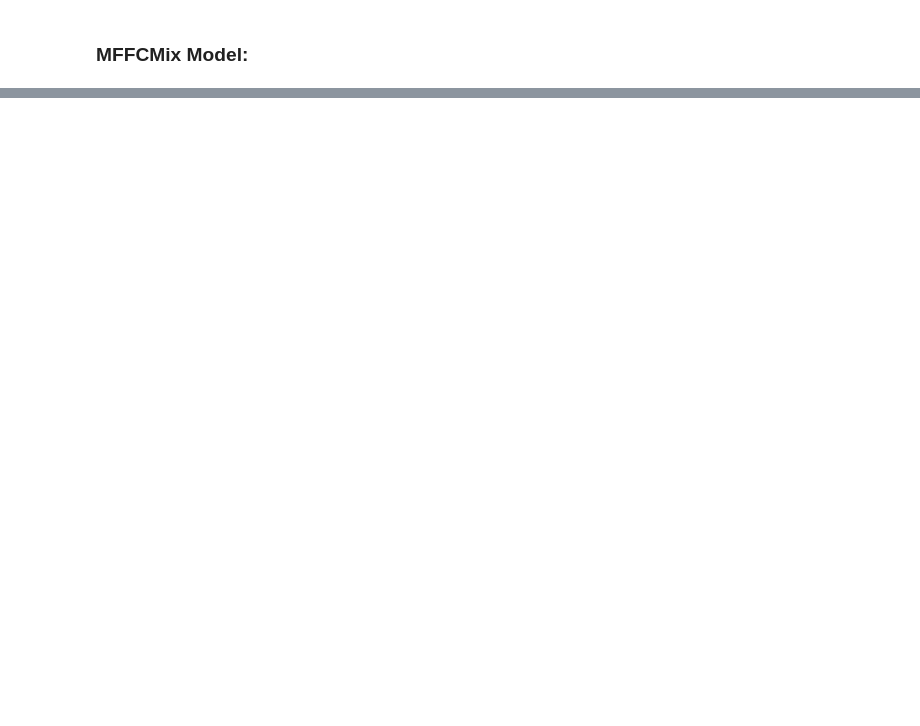
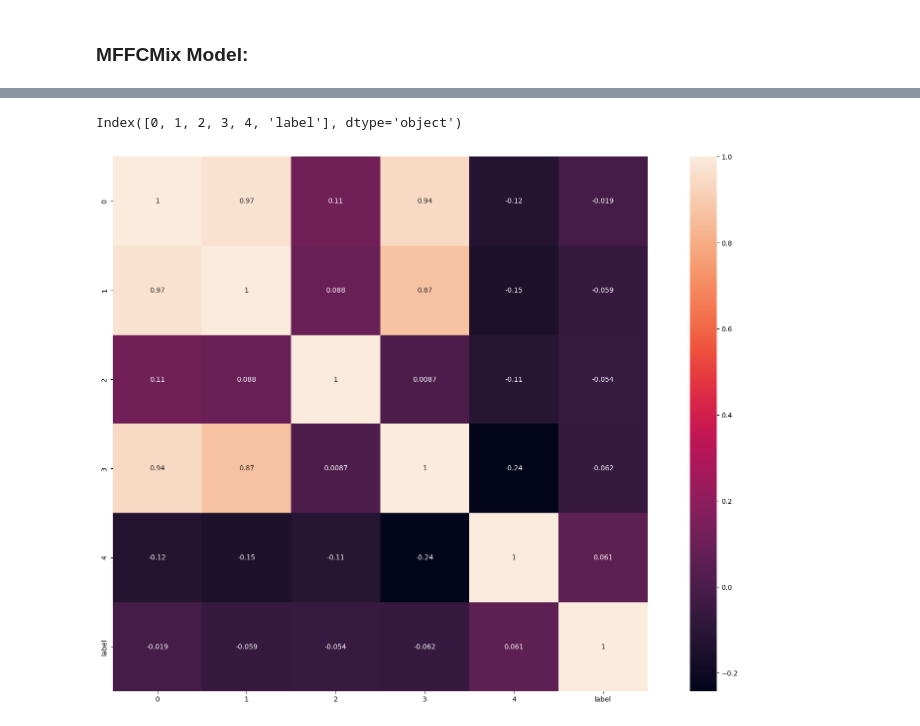
Before and after one commit to jgersonneto/mtsa, a Jupyter notebook: examples/MTSA.ipynb, the cells around one changed output, grey strips where cells are left out. Drawn from its saved outputs; the diff is of its cells as text; code cells hidden in the pictures; blank space fills up the shorter version.

```diff
--- a/examples/MTSA.ipynb
+++ b/examples/MTSA.ipynb
@@ -125,0 +723,3 @@ ImportError: cannot import name 'IsolationForestMix' from 'mtsa' (/usr/local/lib
+# %%
+path_input_fan_id_06_normal = os.path.join(os.getcwd(),  "..", "..", "..", "MIMII", "fan", "id_06","normal")
+path_input_fan_id_06_abnormal = os.path.join(os.getcwd(),  "..", "..", "..", "MIMII", "fan", "id_06","abnormal")
@@ -125,0 +774,3 @@ ImportError: cannot import name 'IsolationForestMix' from 'mtsa' (/usr/local/lib
+# %%
+abnormal_audio, abnormal_labels, _ = load_audio_files(path_input_fan_id_06, label=1)
+normal_audio, normal_labels, sample_rate = load_audio_files(path_input_fan_id_06, label=0)
@@ -125,0 +795,31 @@ ImportError: cannot import name 'IsolationForestMix' from 'mtsa' (/usr/local/lib
+# %%
+features = []
+labels = []
+
+# Extract features for normal audio files
+for filename in os.listdir(path_input_fan_id_06_normal):
+    audio_path = os.path.join(path_input_fan_id_06_normal, filename)
+    audio, sample_rate = librosa.load(audio_path)
+    spectral_features = extract_spectral_features(audio, sample_rate)
+    temporal_features = extract_temporal_features(audio)
+    all_features = np.concatenate([spectral_features, temporal_features])
+    features.append(all_features)
+    labels.append(1)  # 1 for normal
+
+# Extract features for anomalous audio files
+for filename in os.listdir(path_input_fan_id_06_abnormal):
+    audio_path = os.path.join(path_input_fan_id_06_abnormal, filename)
+    audio, sample_rate = librosa.load(audio_path)
+    spectral_features = extract_spectral_features(audio, sample_rate)
+    temporal_features = extract_temporal_features(audio)
+    all_features = np.concatenate([spectral_features, temporal_features])
+    features.append(all_features)
+    labels.append(0)  # 0 for anomalous
+
+# Convert lists to numpy arrays
+features = np.array(features)
+labels = np.array(labels)
+
+# Create a DataFrame to store features and labels
+df = pd.DataFrame(features)
+df['label'] = labels
@@ -125,0 +842,11 @@ ImportError: cannot import name 'IsolationForestMix' from 'mtsa' (/usr/local/lib
+# %%
+corrmat = df.corr()
+print(corrmat.index)
+
+# Visualizar o resultado
+plt.figure(figsize=(22,14))
+sns.heatmap(corrmat, square=True, annot=True, cbar=True)
+plt.show()
+# %% [output]
+Index([0, 1, 2, 3, 4, 'label'], dtype='object')
+[figure, added]
```
Also changed, not shown: parts of 110 cells of this notebook, 37 other files.
